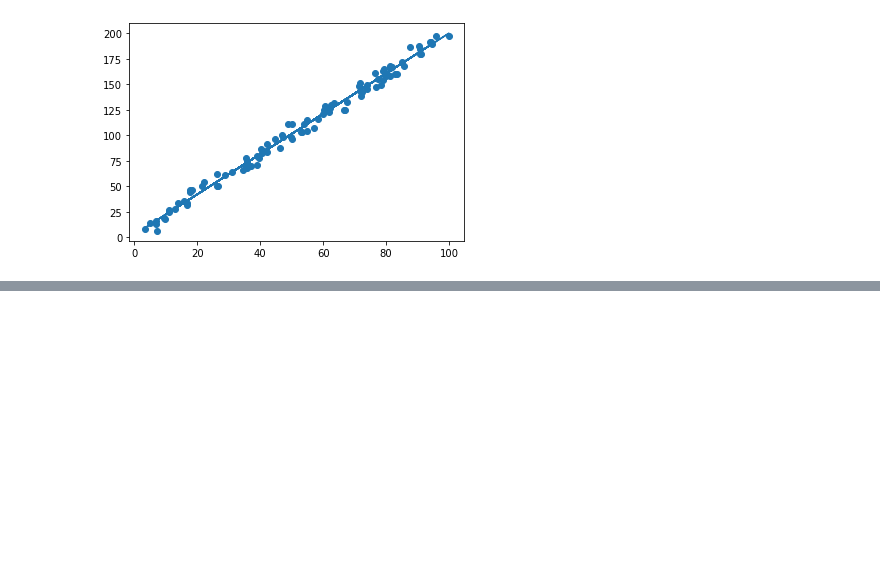
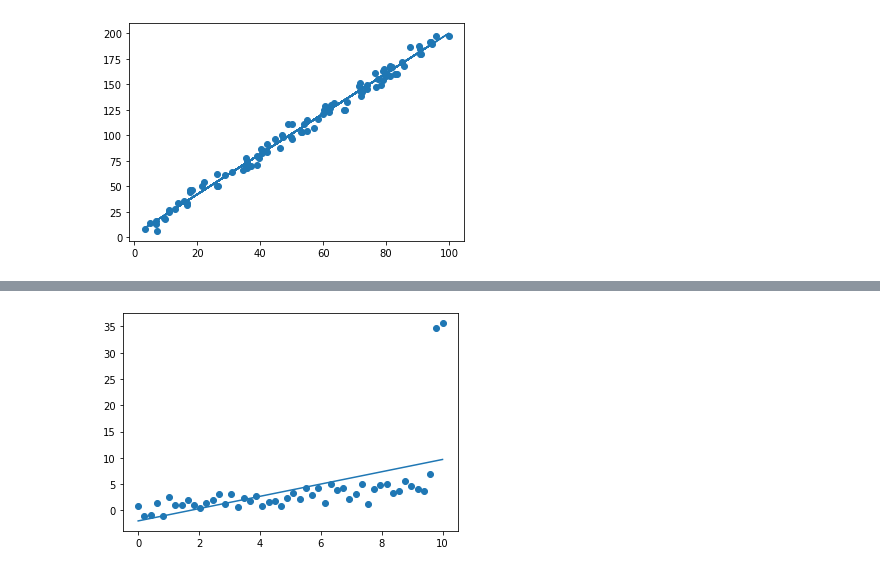
Before and after one commit to sroleden/nothing, a Jupyter notebook: notes/regression_basics.ipynb, the cells around one changed output, grey strips where cells are left out. Drawn from its saved outputs; the diff is of its cells as text; code cells hidden in the pictures; blank space fills up the shorter version.

```diff
--- a/notes/regression_basics.ipynb
+++ b/notes/regression_basics.ipynb
@@ -76,0 +337,6 @@ denominator
+# %%
+plt.scatter(X[:,1],Y)
+plt.plot(X[:,1],Yhat_ml)
+plt.show()
+# %% [output]
+[figure, added]
```
Also changed, not shown: parts of 50 cells of this notebook.
